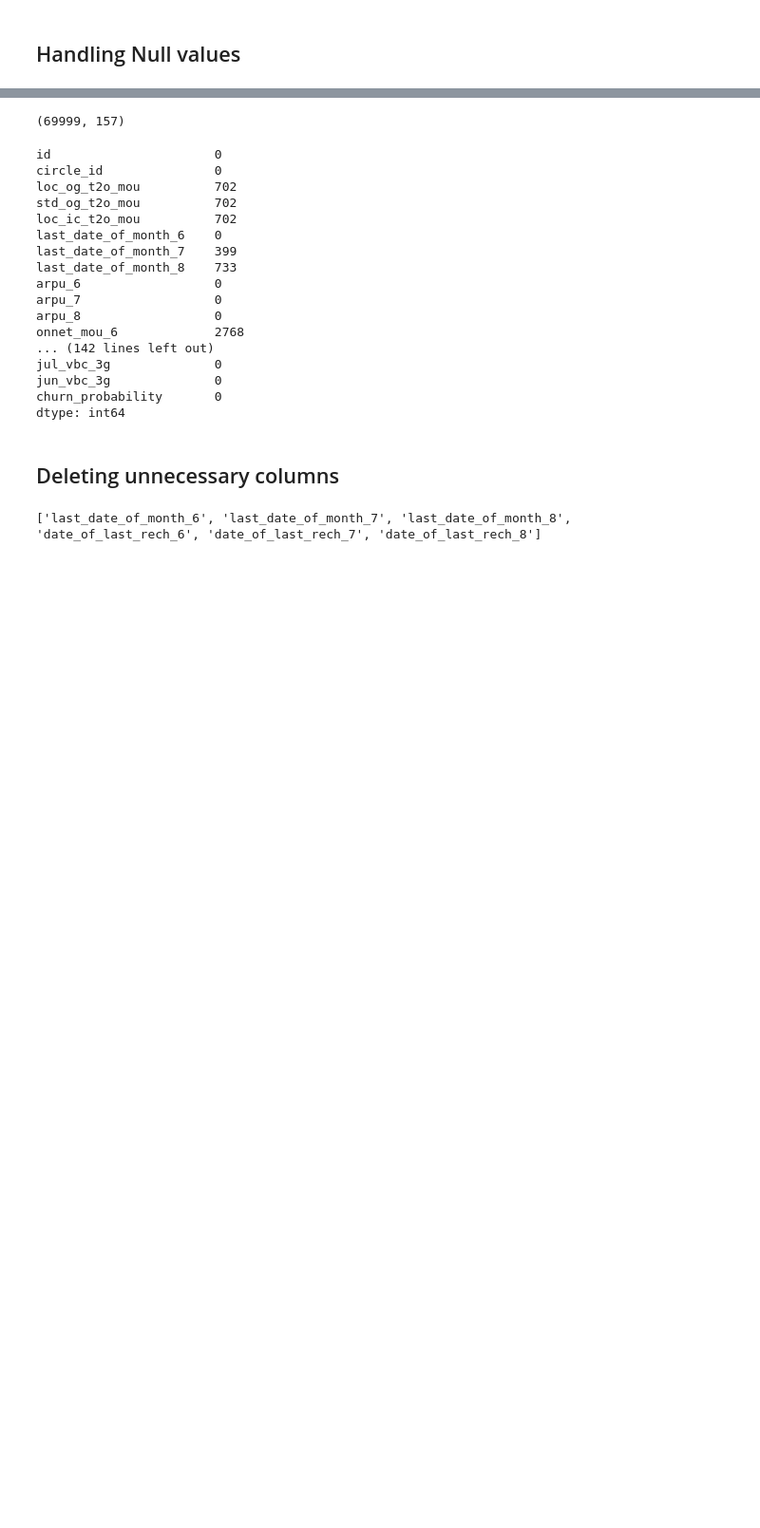
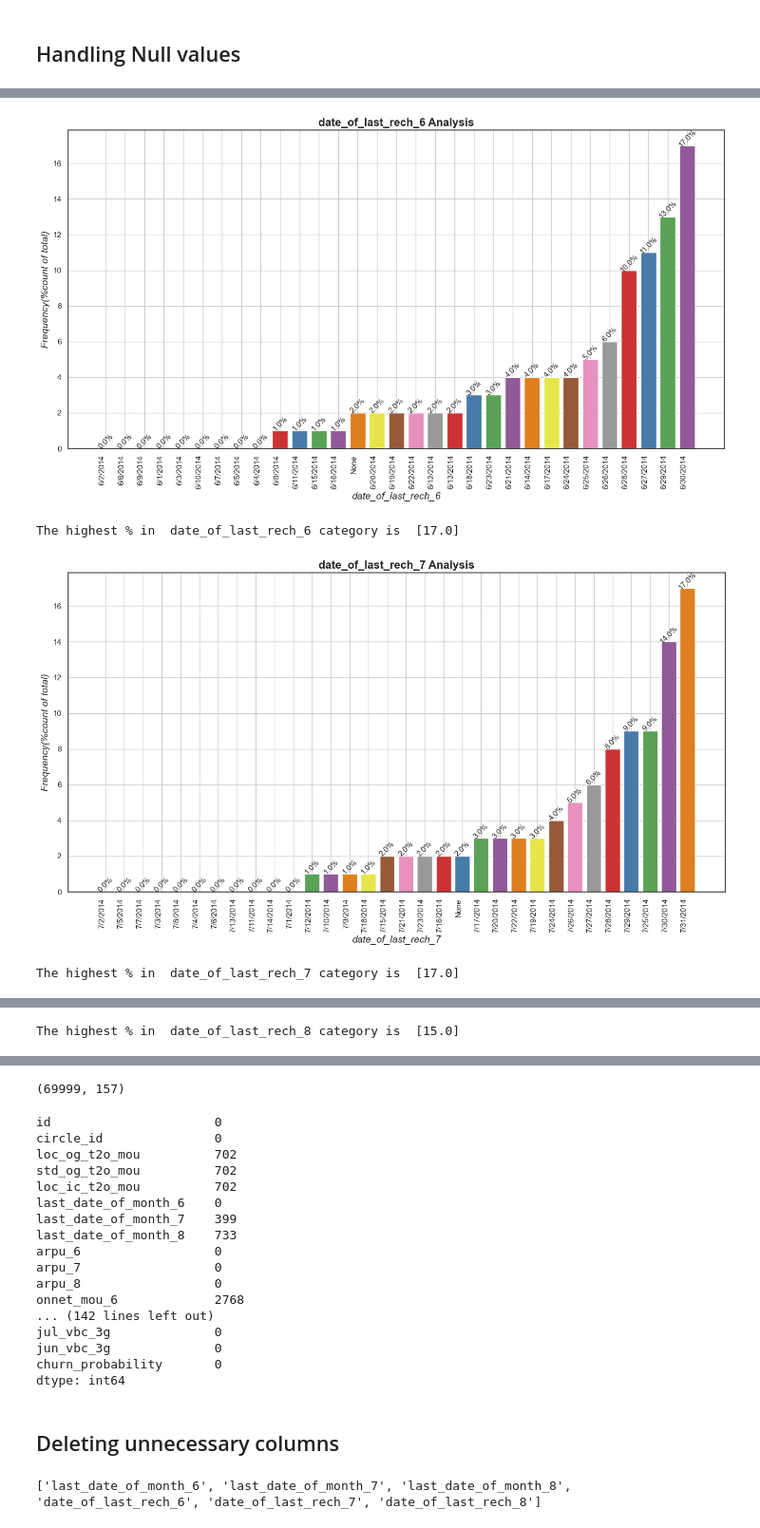
Before and after one commit to sreejith-rajashekaran/Telecom-Churn, a Jupyter notebook: telecom_churn.ipynb, the cells around one changed output, grey strips where cells are left out. Shown at 95% size. Cells and saved outputs as stored; diff of their text form; code cells hidden in the pictures; blank space fills up the shorter version.

Commit message:
Added few generic functions and generic barplot and scatter plot

```diff
--- a/telecom_churn.ipynb
+++ b/telecom_churn.ipynb
@@ -203,0 +444,7 @@ df_missing_columns
+# %%
+## as it is categorical variable and have some meaningful information as per data dictionary , lets fill as of now None
+
+cat_null_obj_cols = [ 'last_date_of_month_7', 'last_date_of_month_8', 'date_of_last_rech_6', 'date_of_last_rech_7',
+            'date_of_last_rech_8']
+for column in cat_null_obj_cols:
+    df[column]= df[column].fillna('None')
@@ -203,0 +460,6 @@ df_missing_columns
+# %%
+columns_to_be_removed = get_cols_imbal(data=df, prcnt=80)
+print("Categorical object type columns removed:",columns_to_be_removed)
+print("\nNumber of categorical object type columns removed: ", len(columns_to_be_removed),"\n")
+df = df.drop(columns_to_be_removed, axis=1)
+df.head()
@@ -203,0 +485,5 @@ df_missing_columns
+# %%
+##creating a dataframe 'df_obj_cat' with object type categorical variables
+obj_type_cat = df.select_dtypes(include='object').columns
+df_obj_cat = df.loc[:,obj_type_cat]
+df_obj_cat.head()
@@ -203,0 +497,14 @@ df_missing_columns
+# %%
+for i in range(0,len(df_obj_cat.columns),1):
+    sns.set(style='white')
+    plt.figure(figsize=(14, 8), dpi=100)
+    plot_bar_categorial_percentage(df,df_obj_cat.columns[i])
+    show_plot(plt)
+    ab = pd.DataFrame((df[df_obj_cat.columns[i]].value_counts(normalize=True)*100).round(0).sort_values())
+    text = ab.values.tolist()[-1]
+    print('The highest % in  '+ df_obj_cat.columns[i] +' category is  ' + str(text))
+# %% [output]
+[figure, added]
+The highest % in  date_of_last_rech_6 category is  [17.0]
+[figure, added]
+The highest % in  date_of_last_rech_7 category is  [17.0]
@@ -203,0 +512 @@ df_missing_columns
+The highest % in  date_of_last_rech_8 category is  [15.0]
```
Also changed, not shown: parts of 33 cells of this notebook.
